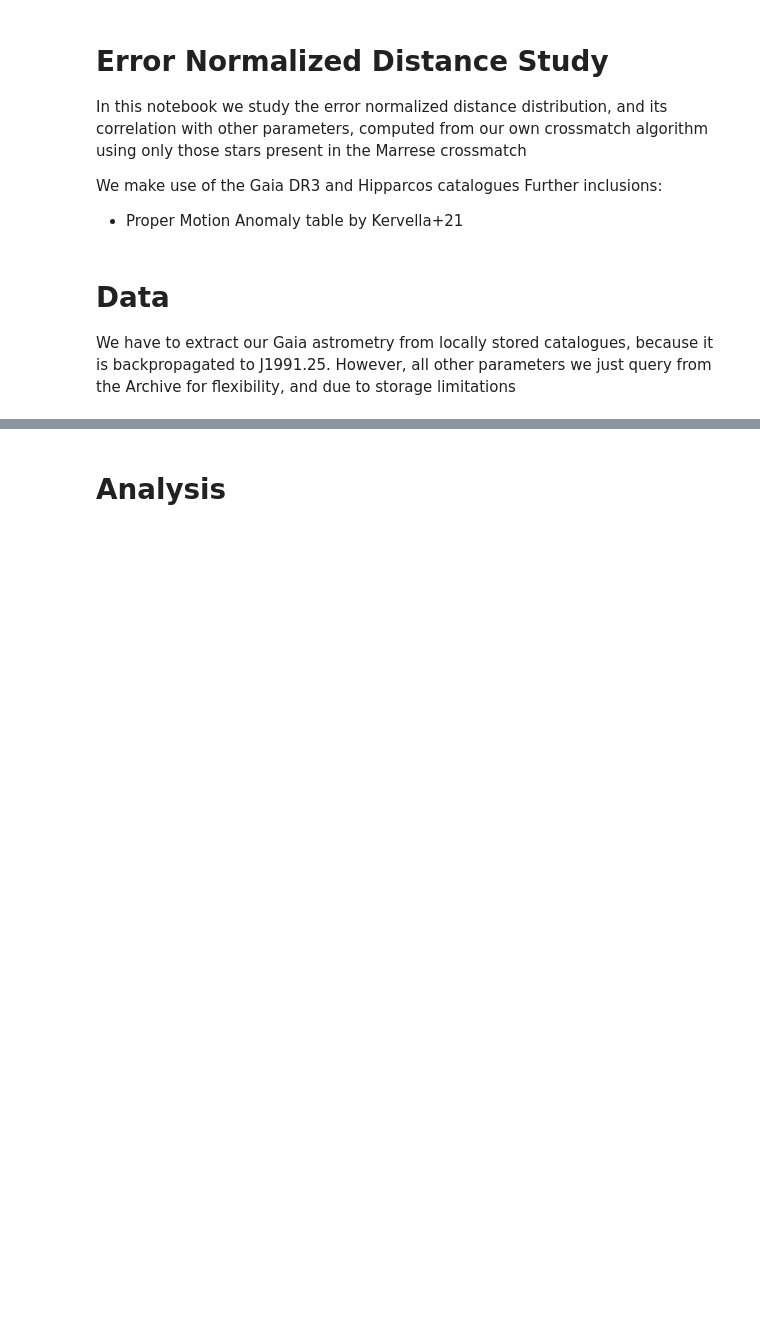
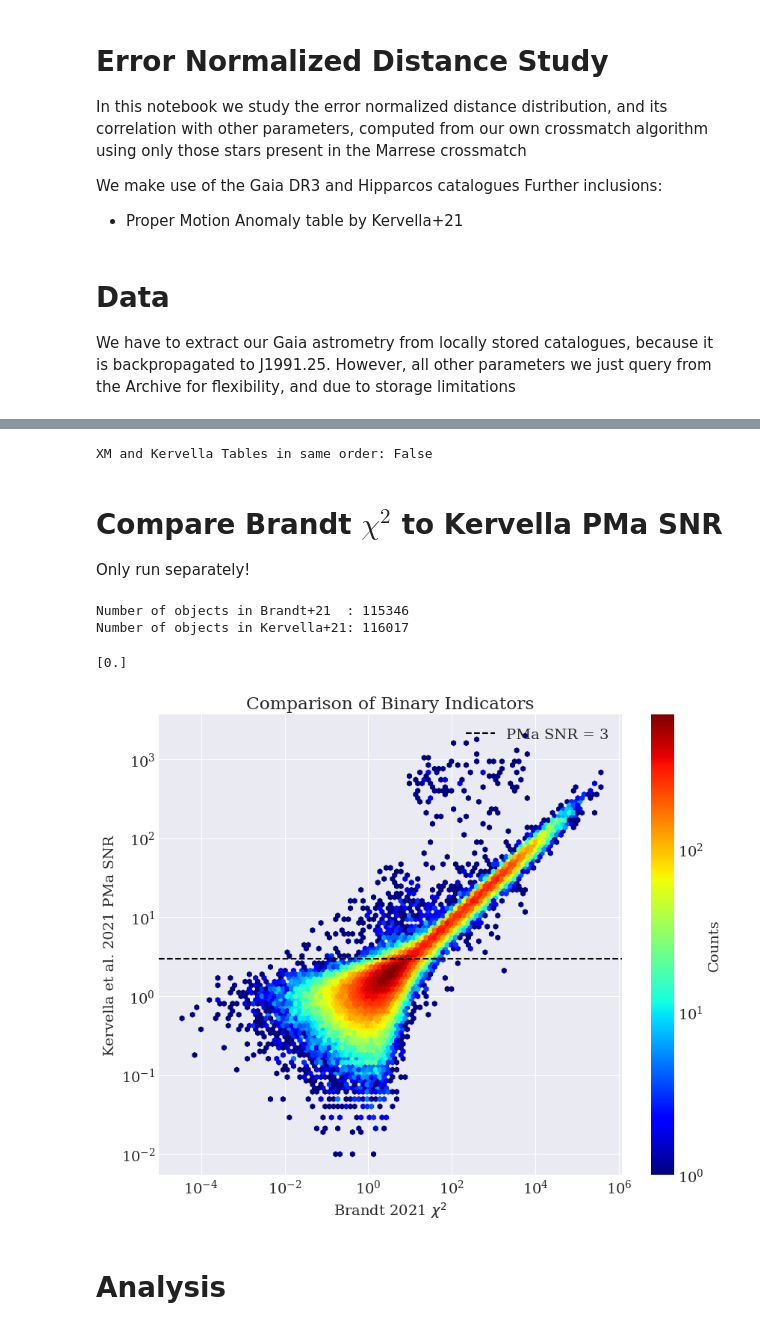
Before and after one commit to RenVit318/masterproject, a Jupyter notebook: src/notebooks/error_normalized_distance_study_marrese.ipynb, the cells around one changed output, grey strips where cells are left out. Saved outputs shown, nothing was run; the diff lists cells and outputs as text; code cells hidden in the pictures; blank space fills up the shorter version.

```diff
--- a/src/notebooks/error_normalized_distance_study_marrese.ipynb
+++ b/src/notebooks/error_normalized_distance_study_marrese.ipynb
@@ -76,10 +106,63 @@ _, extra_hdata = query_extra_data(crossmatch_idxs, extra_hipp_data_params, cat='
 # %%
 # Importing of additional databases
-kervella_tab = fits.open('../../../data/marrese_1as_xm_base_kervella_pma-result.fits')
+kervella_tab = fits.open(dpath+'marrese_1as_xm_base_kervella_pma-result.fits')
+
 print(f"XM and Kervella Tables in same order: {np.array_equal(np.array(kervella_tab[1].data['hip'], dtype=int), pos_hipp_table_full['hip'])}")
 
 pma_snr = np.array(kervella_tab[1].data['snrpmah2eg3b'])
 bin_flag = np.array(kervella_tab[1].data['binh2eg3b'])
+# %% [output]
+XM and Kervella Tables in same order: False
+# %% [markdown]
+# Compare Brandt $\chi^2$ to Kervella PMa SNR
+Only run separately!
+# %%
+# First match kervella on brandt
+kervella_tab = fits.open(dpath+'kervela_pma.fits')
+brandt_tab = fits.open(dpath+'HGCA_vEDR3.fits')
+print(f'Number of objects in Brandt+21  : {brandt_tab[1].data.shape[0]}\n'
+      f'Number of objects in Kervella+21: {kervella_tab[1].data.shape[0]}')
+
+match_table = np.zeros((brandt_tab[1].data.shape[0], 2), dtype=np.int64)
+num_matches = 0
+for i in range(brandt_tab[1].data.shape[0]):
+    match = np.where(brandt_tab[1].data['hip_id'][i] == kervella_tab[1].data['hip'])[0]
+
+    if len(match) > 0:
+        match_table[num_matches] = np.array([int(i), int(match[0])])
+        num_matches += 1
+match_table = match_table[:num_matches]
+# %% [output]
+Number of objects in Brandt+21  : 115346
+Number of objects in Kervella+21: 116017
+# %%
+kervella_tab = kervella_tab[1].data[match_table[:, 1]]
+brandt_tab = brandt_tab[1].data[match_table[:, 0]]
+# %%
+print(kervella_tab['SNRPMaH2EG3b'][kervella_tab['SNRPMaH2EG3b'] > 0])
+# %% [output]
+[0.]
+# %%
+
+fig, ax = plt.subplots(1, 1, figsize=(10,8))
+distribution = ax.hexbin(brandt_tab['chisq'][kervella_tab['SNRPMaH2EG3b'] > 0], kervella_tab['SNRPMaH2EG3b'][kervella_tab['SNRPMaH2EG3b'] > 0], mincnt=1, cmap='jet',
+                         xscale='log', yscale='log', bins='log')
+cb = plt.colorbar(distribution)
+ax.axhline(y=3, c='black', ls='--', label='PMa SNR = 3')
+
+#ax.set_xscale('log')
+#ax.set_yscale('log')
+
+ax.set_xlabel(r'Brandt 2021 $\chi^2$')
+ax.set_ylabel('Kervella et al. 2021 PMa SNR')
+ax.set_title('Comparison of Binary Indicators')
+cb.set_label('Counts')
+
+plt.legend()
+plt.savefig(fpath+'pmasnr_vs_chisq.png', bbox_inches='tight')
+plt.show()
+# %% [output]
+[figure, added]
 # %% [markdown]
 # Analysis
 # %% [markdown]
```
Also changed, not shown: parts of 2 cells of this notebook, 1 other file.
